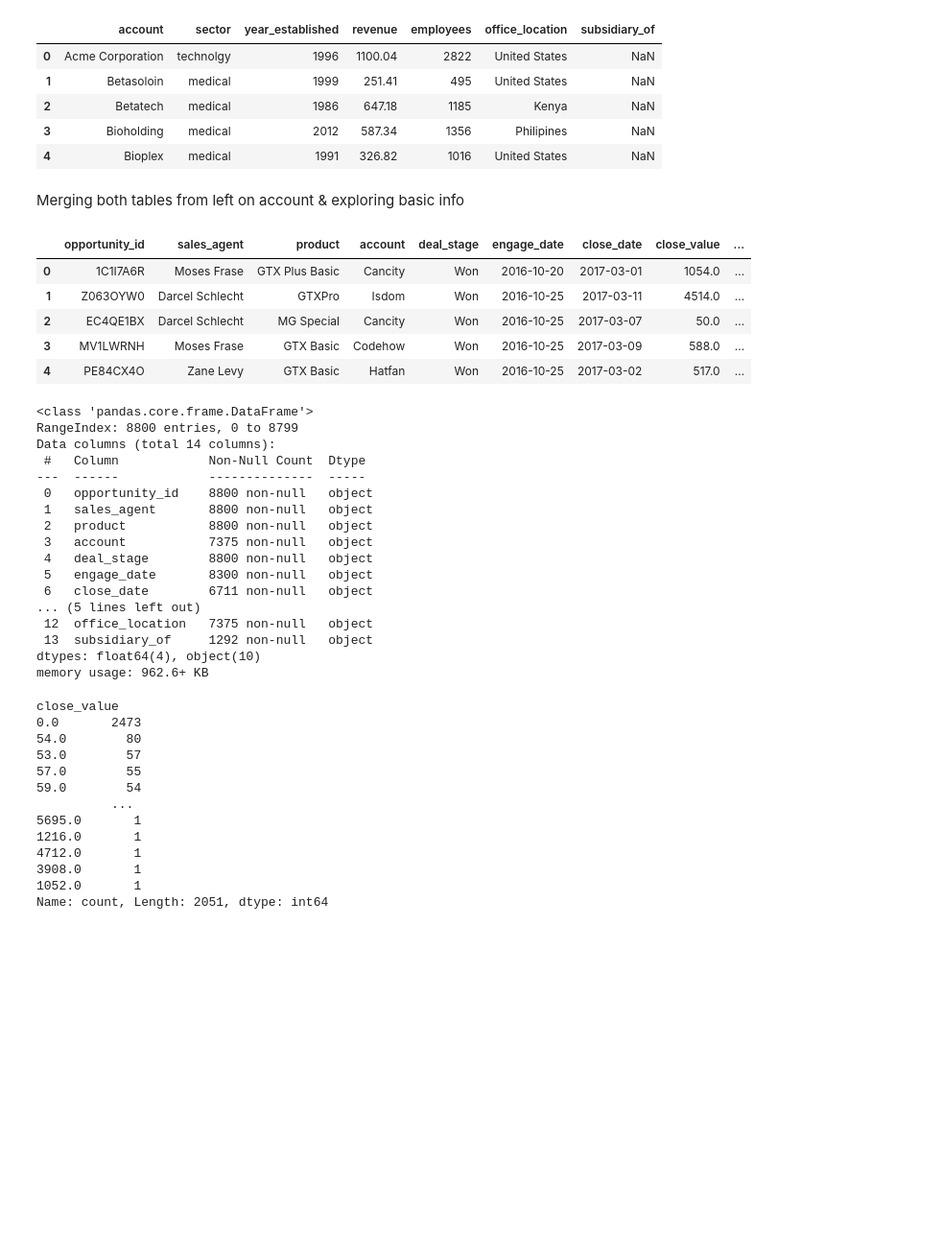
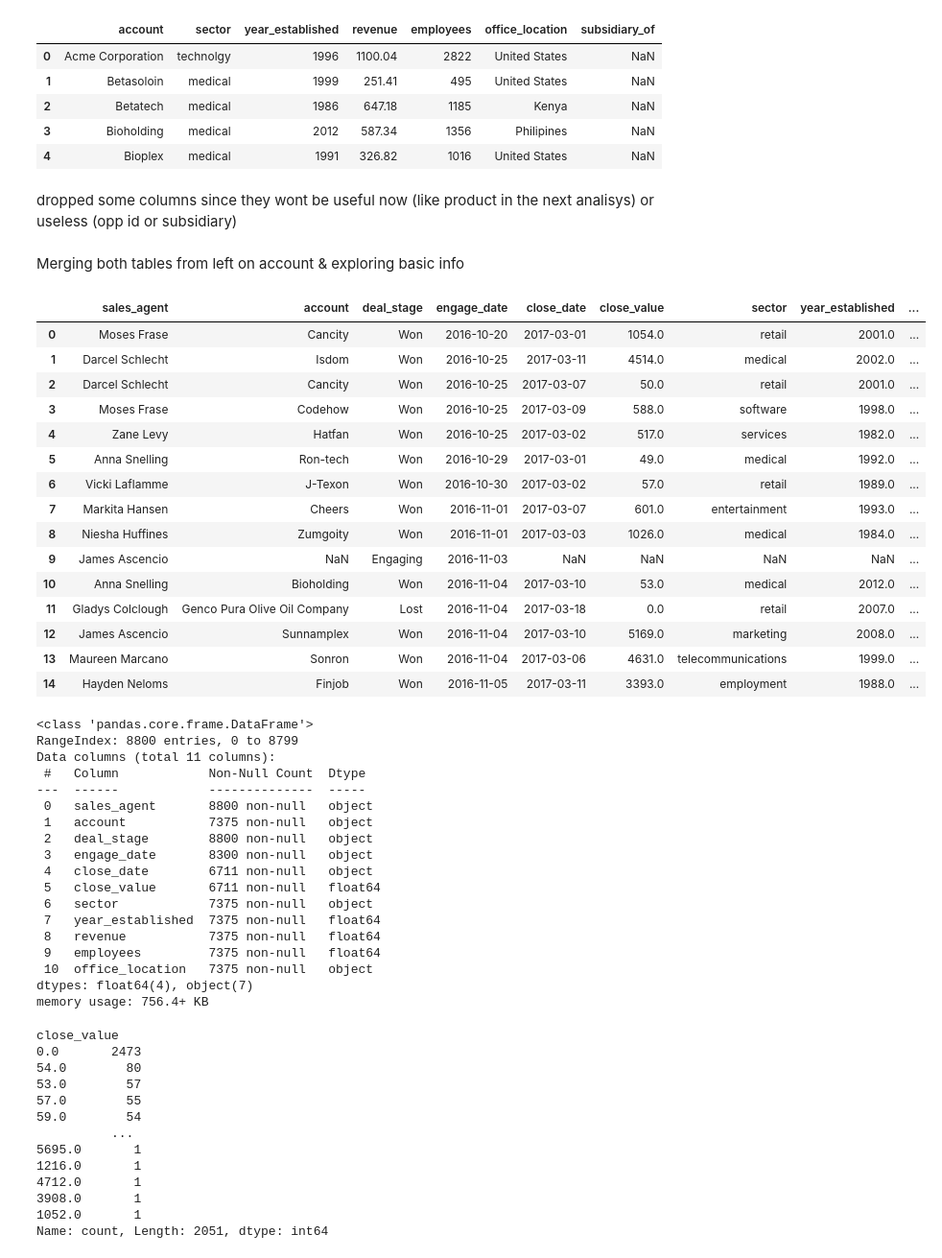
Before and after one commit to Sayocroft/sales-ops-auto, a Jupyter notebook: pipeline_accounts_merge.ipynb, the cells around one changed output. Shown: that part at 96% size. Cells and saved outputs as stored; diff of their text form; code cells hidden in the pictures; blank space fills up the shorter version.

```diff
--- a/pipeline_accounts_merge.ipynb
+++ b/pipeline_accounts_merge.ipynb
@@ -43,39 +53,56 @@ accounts.head()
 | 2 | Betatech | medical | 1986 | 647.18 | 1185 | Kenya | NaN |
 | 3 | Bioholding | medical | 2012 | 587.34 | 1356 | Philipines | NaN |
 | 4 | Bioplex | medical | 1991 | 326.82 | 1016 | United States | NaN |
+# %%
+accounts.drop(columns=['subsidiary_of'], inplace=True)
+# %%
+sales_pipeline.drop(columns=['opportunity_id', 'product'], inplace=True)
+# %% [markdown]
+dropped some columns since they wont be useful now (like product in the next analisys) or useless (opp id or subsidiary)
 # %% [markdown]
 Merging both tables from left on account & exploring basic info
 # %%
 merged_tables = pd.merge(sales_pipeline, accounts, how='left', on='account')
 # %%
-merged_tables.head()
+merged_tables.head(15)
 # %% [output]
-|  | opportunity_id | sales_agent | product | account | deal_stage | engage_date | close_date | close_value | ... |
-| 0 | 1C1I7A6R | Moses Frase | GTX Plus Basic | Cancity | Won | 2016-10-20 | 2017-03-01 | 1054.0 | ... |
-| 1 | Z063OYW0 | Darcel Schlecht | GTXPro | Isdom | Won | 2016-10-25 | 2017-03-11 | 4514.0 | ... |
-| 2 | EC4QE1BX | Darcel Schlecht | MG Special | Cancity | Won | 2016-10-25 | 2017-03-07 | 50.0 | ... |
-| 3 | MV1LWRNH | Moses Frase | GTX Basic | Codehow | Won | 2016-10-25 | 2017-03-09 | 588.0 | ... |
-| 4 | PE84CX4O | Zane Levy | GTX Basic | Hatfan | Won | 2016-10-25 | 2017-03-02 | 517.0 | ... |
+|  | sales_agent | account | deal_stage | engage_date | close_date | close_value | sector | year_established | ... |
+| 0 | Moses Frase | Cancity | Won | 2016-10-20 | 2017-03-01 | 1054.0 | retail | 2001.0 | ... |
+| 1 | Darcel Schlecht | Isdom | Won | 2016-10-25 | 2017-03-11 | 4514.0 | medical | 2002.0 | ... |
+| 2 | Darcel Schlecht | Cancity | Won | 2016-10-25 | 2017-03-07 | 50.0 | retail | 2001.0 | ... |
+| 3 | Moses Frase | Codehow | Won | 2016-10-25 | 2017-03-09 | 588.0 | software | 1998.0 | ... |
+| 4 | Zane Levy | Hatfan | Won | 2016-10-25 | 2017-03-02 | 517.0 | services | 1982.0 | ... |
+| 5 | Anna Snelling | Ron-tech | Won | 2016-10-29 | 2017-03-01 | 49.0 | medical | 1992.0 | ... |
+| 6 | Vicki Laflamme | J-Texon | Won | 2016-10-30 | 2017-03-02 | 57.0 | retail | 1989.0 | ... |
+| 7 | Markita Hansen | Cheers | Won | 2016-11-01 | 2017-03-07 | 601.0 | entertainment | 1993.0 | ... |
+| 8 | Niesha Huffines | Zumgoity | Won | 2016-11-01 | 2017-03-03 | 1026.0 | medical | 1984.0 | ... |
+| 9 | James Ascencio | NaN | Engaging | 2016-11-03 | NaN | NaN | NaN | NaN | ... |
+| 10 | Anna Snelling | Bioholding | Won | 2016-11-04 | 2017-03-10 | 53.0 | medical | 2012.0 | ... |
+| 11 | Gladys Colclough | Genco Pura Olive Oil Company | Lost | 2016-11-04 | 2017-03-18 | 0.0 | retail | 2007.0 | ... |
+| 12 | James Ascencio | Sunnamplex | Won | 2016-11-04 | 2017-03-10 | 5169.0 | marketing | 2008.0 | ... |
+| 13 | Maureen Marcano | Sonron | Won | 2016-11-04 | 2017-03-06 | 4631.0 | telecommunications | 1999.0 | ... |
+| 14 | Hayden Neloms | Finjob | Won | 2016-11-05 | 2017-03-11 | 3393.0 | employment | 1988.0 | ... |
 # %%
 merged_tables.info()
 # %% [output]
 <class 'pandas.core.frame.DataFrame'>
 RangeIndex: 8800 entries, 0 to 8799
-Data columns (total 14 columns):
+Data columns (total 11 columns):
  #   Column            Non-Null Count  Dtype
 ---  ------            --------------  -----
- 0   opportunity_id    8800 non-null   object
- 1   sales_agent       8800 non-null   object
- 2   product           8800 non-null   object
- 3   account           7375 non-null   object
- 4   deal_stage        8800 non-null   object
- 5   engage_date       8300 non-null   object
- 6   close_date        6711 non-null   object
-... (5 lines left out)
- 12  office_location   7375 non-null   object
- 13  subsidiary_of     1292 non-null   object
-dtypes: float64(4), object(10)
-memory usage: 962.6+ KB
+ 0   sales_agent       8800 non-null   object
+ 1   account           7375 non-null   object
+ 2   deal_stage        8800 non-null   object
+ 3   engage_date       8300 non-null   object
+ 4   close_date        6711 non-null   object
+ 5   close_value       6711 non-null   float64
+ 6   sector            7375 non-null   object
+ 7   year_established  7375 non-null   float64
+ 8   revenue           7375 non-null   float64
+ 9   employees         7375 non-null   float64
+ 10  office_location   7375 non-null   object
+dtypes: float64(4), object(7)
+memory usage: 756.4+ KB
 # %%
 merged_tables['close_value'].value_counts()
 # %% [output]
```
Also changed, not shown: parts of 19 cells of this notebook.
